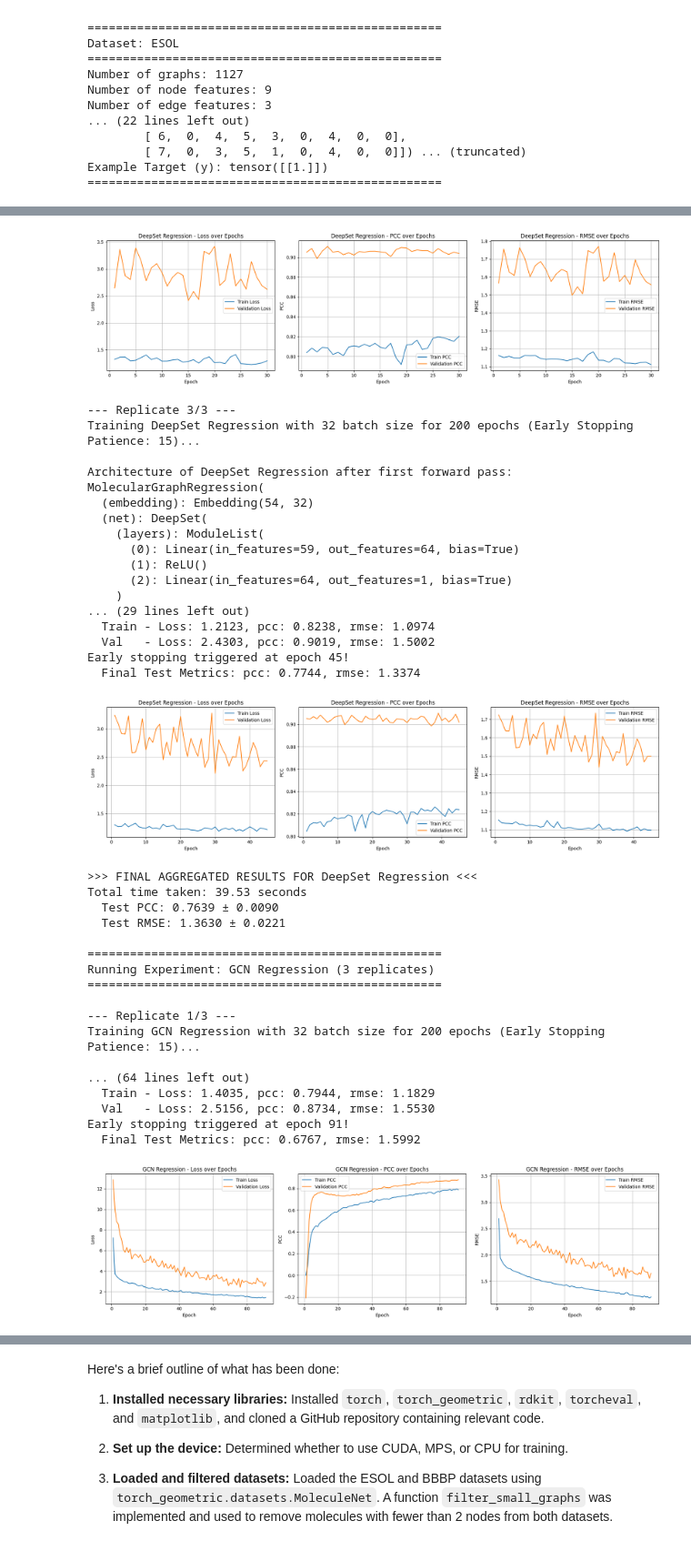
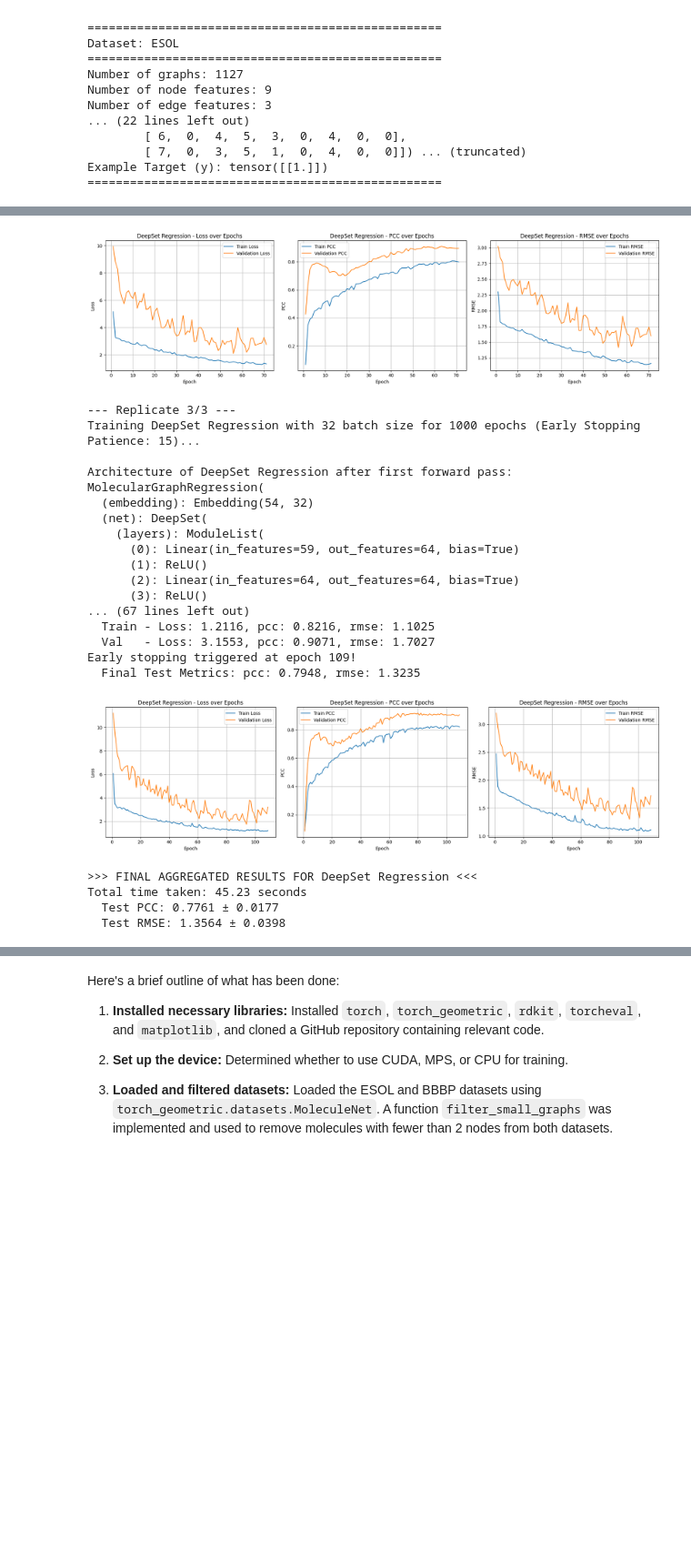
Before and after one commit to MahdiTheGreat/ai-machine-learning, a Jupyter notebook: project 1/Structured_ML_Project_Notebook.ipynb, the cells around one changed output, grey strips where cells are left out. Shown at 91% size. Cells and saved outputs as stored; diff of their text form; code cells hidden in the pictures; blank space fills up the shorter version.

```diff
--- a/project 1/Structured_ML_Project_Notebook.ipynb
+++ b/project 1/Structured_ML_Project_Notebook.ipynb
@@ -624,8 +615,9 @@ repeat_factor=3
 esol_max_vals = get_max_values(esol)
 
 
+repeat_factor=3
 reg_batch_size = 32
-reg_n_epochs = 200
+reg_n_epochs = 1000
 reg_onehot_sizes=esol_max_vals[1:]
 
 import sys
@@ -658,20 +650,6 @@ reg_results["DeepSet"] = run_experiment(MolecularGraphRegression,
                 "onehot_sizes": reg_onehot_sizes,
                 "name": "DeepSet Regression"},
                esol_train_dataset, esol_val_dataset, esol_test_dataset, reg_batch_size, reg_n_epochs)
-
-reg_results["GCN"] = run_experiment(MolecularGraphRegression,
-               {"embedding": torch.nn.Embedding(num_embeddings=esol_max_vals[0]+1, embedding_dim=embedding_dim),
-                "net": GCN(in_features, hidden_features),
-                "onehot_sizes": reg_onehot_sizes,
-                "name": "GCN Regression"},
-               esol_train_dataset, esol_val_dataset, esol_test_dataset, reg_batch_size, reg_n_epochs)
-
-reg_results["GAT"] = run_experiment(MolecularGraphRegression,
-               {"embedding": torch.nn.Embedding(num_embeddings=esol_max_vals[0]+1, embedding_dim=embedding_dim),
-                "net": GAT(in_features, hidden_features, heads=4),
-                "onehot_sizes": reg_onehot_sizes,
-                "name": "GAT Regression"},
-               esol_train_dataset, esol_val_dataset, esol_test_dataset, reg_batch_size, reg_n_epochs)
 # %% [output]
 in features: 59
 
@@ -711,37 +689,23 @@ Early stopping triggered at epoch 30!
-[figure, old version]
+[figure, new version]
 --- Replicate 3/3 ---
-Training DeepSet Regression with 32 batch size for 200 epochs (Early Stopping Patience: 15)...
+Training DeepSet Regression with 32 batch size for 1000 epochs (Early Stopping Patience: 15)...
 
 Architecture of DeepSet Regression after first forward pass:
 MolecularGraphRegression(
   (embedding): Embedding(54, 32)
   (net): DeepSet(
     (layers): ModuleList(
       (0): Linear(in_features=59, out_features=64, bias=True)
       (1): ReLU()
-      (2): Linear(in_features=64, out_features=1, bias=True)
-    )
-... (29 lines left out)
-  Train - Loss: 1.2123, pcc: 0.8238, rmse: 1.0974
-  Val   - Loss: 2.4303, pcc: 0.9019, rmse: 1.5002
-Early stopping triggered at epoch 45!
-  Final Test Metrics: pcc: 0.7744, rmse: 1.3374
+      (2): Linear(in_features=64, out_features=64, bias=True)
+      (3): ReLU()
+... (67 lines left out)
+  Train - Loss: 1.2116, pcc: 0.8216, rmse: 1.1025
+  Val   - Loss: 3.1553, pcc: 0.9071, rmse: 1.7027
+Early stopping triggered at epoch 109!
+  Final Test Metrics: pcc: 0.7948, rmse: 1.3235
-[figure, old version]
+[figure, new version]
 >>> FINAL AGGREGATED RESULTS FOR DeepSet Regression <<<
-Total time taken: 39.53 seconds
-  Test PCC: 0.7639 ± 0.0090
-  Test RMSE: 1.3630 ± 0.0221
-
-==================================================
-Running Experiment: GCN Regression (3 replicates)
-==================================================
-
---- Replicate 1/3 ---
-Training GCN Regression with 32 batch size for 200 epochs (Early Stopping Patience: 15)...
-
-... (64 lines left out)
-  Train - Loss: 1.4035, pcc: 0.7944, rmse: 1.1829
-  Val   - Loss: 2.5156, pcc: 0.8734, rmse: 1.5530
-Early stopping triggered at epoch 91!
-  Final Test Metrics: pcc: 0.6767, rmse: 1.5992
+Total time taken: 45.23 seconds
+  Test PCC: 0.7761 ± 0.0177
+  Test RMSE: 1.3564 ± 0.0398
-[figure, removed]
```
Also changed, not shown: parts of 11 cells of this notebook.
